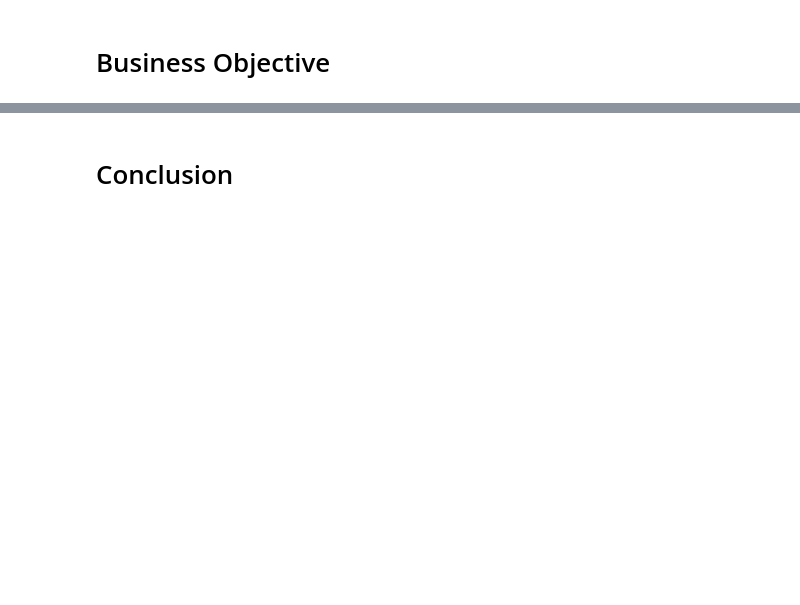
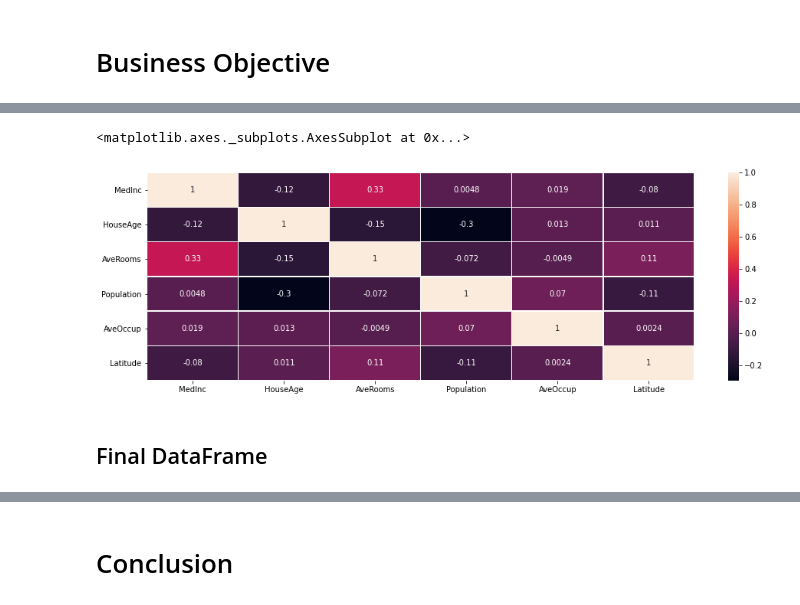
Before and after one commit to sachinac/MSDS7333, a Jupyter notebook: case_study05/msds_qtw_case_study05.ipynb, the cells around one changed output, grey strips where cells are left out. Cells and saved outputs as stored; diff of their text form; code cells hidden in the pictures; blank space fills up the shorter version.

```diff
--- a/case_study05/msds_qtw_case_study05.ipynb
+++ b/case_study05/msds_qtw_case_study05.ipynb
@@ -30,0 +135,8 @@
+# %%
+plt.figure(figsize = (16,5))
+sns.heatmap(housing_df[features].corr(), annot=True, linewidths=.5)
+# %% [output]
+<matplotlib.axes._subplots.AxesSubplot at 0x...>
+[figure, added]
+# %% [markdown]
+## Final DataFrame
```
Also changed, not shown: parts of 78 cells of this notebook.
